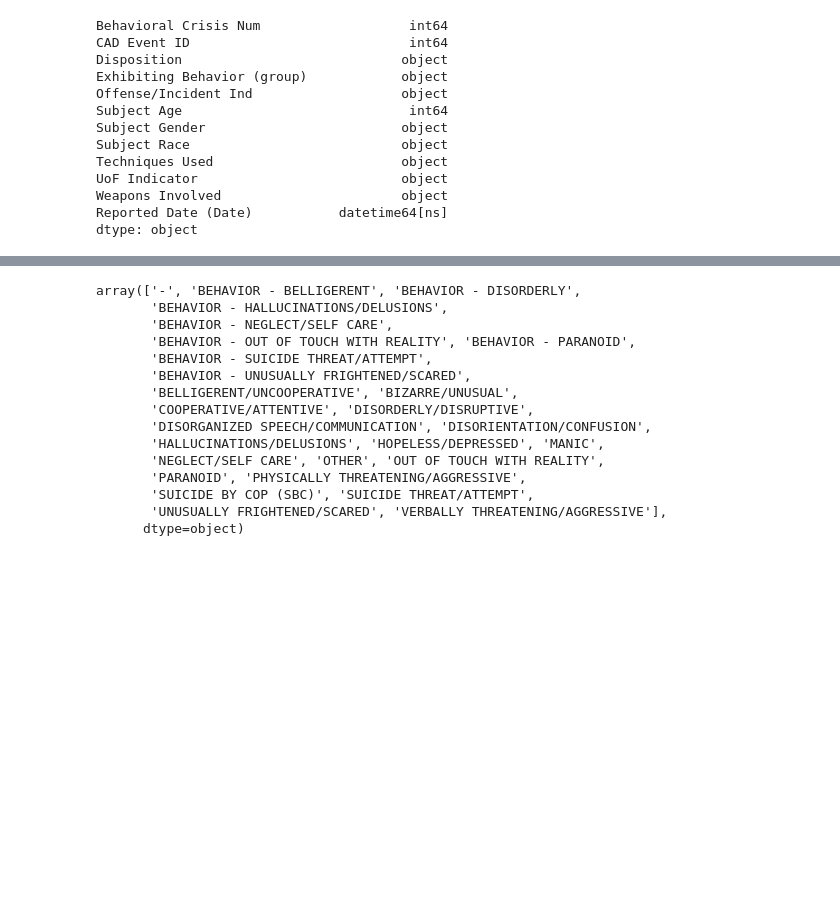
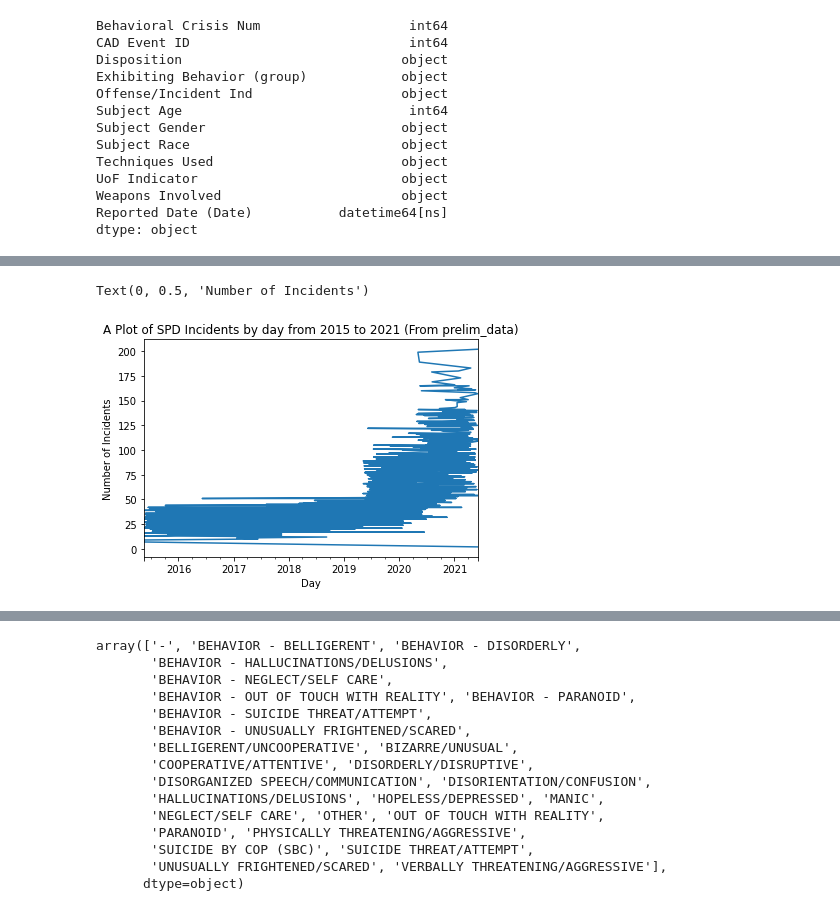
Before and after one commit to msenosain/spd-use-of-force_DS4A, a Jupyter notebook: notebooks/10_EDA_crisis.ipynb, the cells around one changed output, grey strips where cells are left out. Cells and saved outputs as stored; diff of their text form; code cells hidden in the pictures; blank space fills up the shorter version.

```diff
--- a/notebooks/10_EDA_crisis.ipynb
+++ b/notebooks/10_EDA_crisis.ipynb
@@ -50,0 +161,7 @@ df['Weapons Involved'] = df['Weapons Involved'].str.replace ("OTHER FIREARM", "F
+# %%
+#generate column by day of year
+df['DAY'] = df['Date'].dt.to_period('D')
+#group by day of year
+# df['DAY'] = df['DAY'].groupby().sort_values(ascending = False)
+daily_incidents = df['DAY'].value_counts(ascending = False)
+daily_incidents
@@ -50,0 +181,8 @@ df['Weapons Involved'] = df['Weapons Involved'].str.replace ("OTHER FIREARM", "F
+# %%
+daily_incidents.plot()
+plt.title('A Plot of SPD Incidents by day from 2015 to 2021 (From prelim_data)')
+plt.xlabel('Day')
+plt.ylabel('Number of Incidents')
+# %% [output]
+Text(0, 0.5, 'Number of Incidents')
+[figure, added]
```
Also changed, not shown: parts of 20 cells of this notebook.
